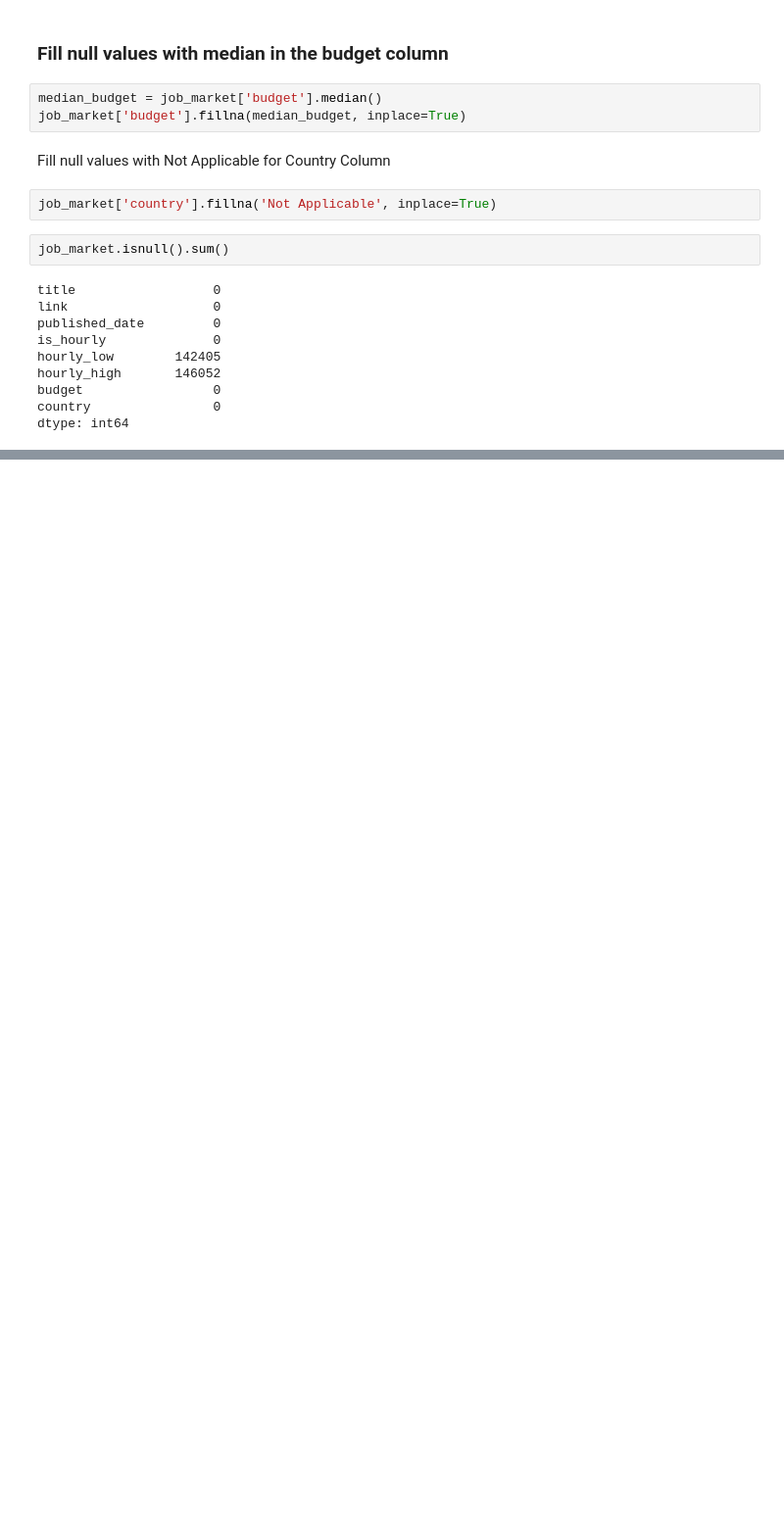
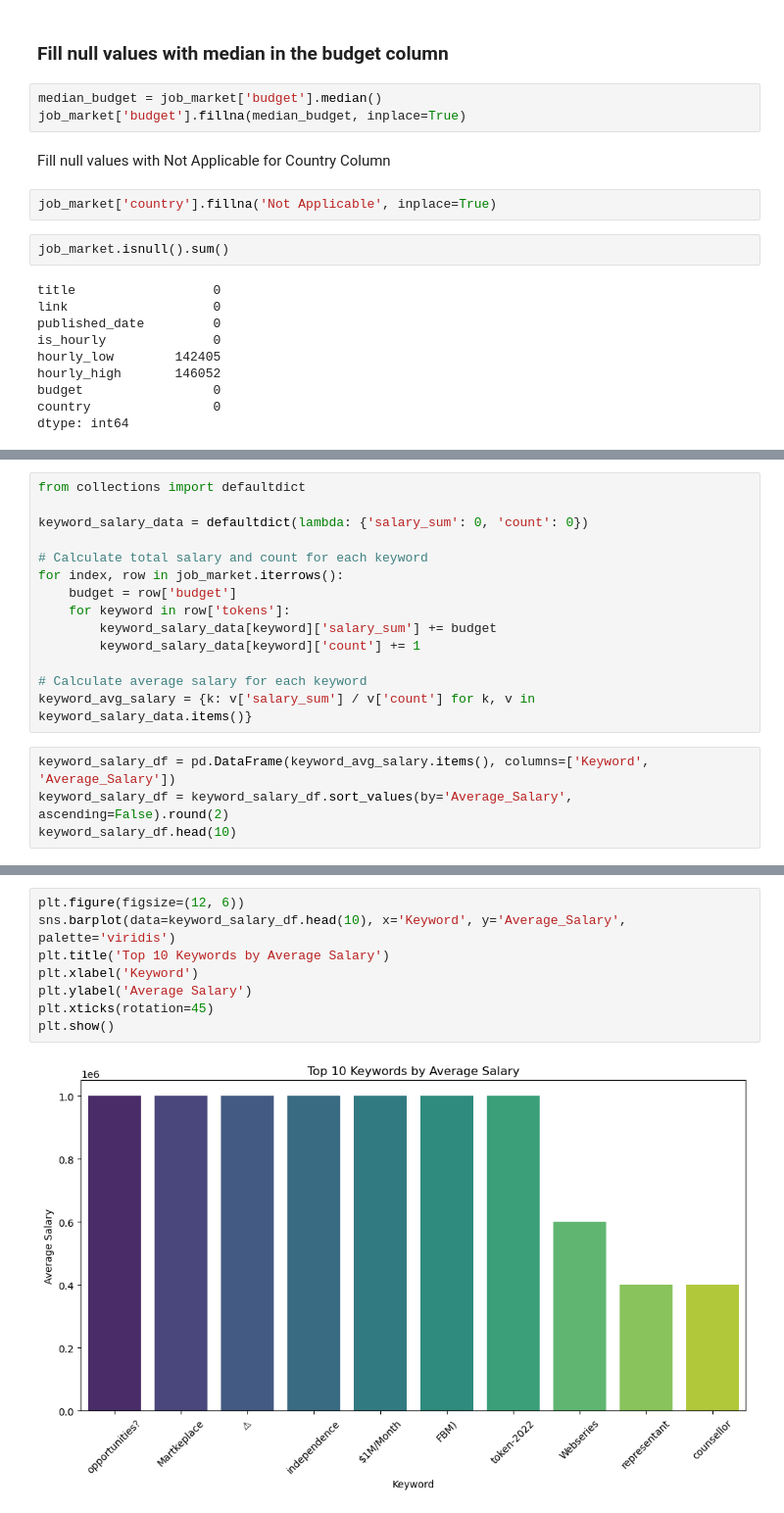
Before and after one commit to Hemamagam/Job-Market-Analysis---Recommendation-System, a Jupyter notebook: Job_Market_Analysis.ipynb, the cells around one changed output, grey strips where cells are left out. Shown at 98% size. Cells and saved outputs as stored; diff of their text form; blank space fills up the shorter version.

```diff
--- a/Job_Market_Analysis.ipynb
+++ b/Job_Market_Analysis.ipynb
@@ -90,0 +213,18 @@ dtype: int64
+# %%
+from collections import defaultdict
+
+keyword_salary_data = defaultdict(lambda: {'salary_sum': 0, 'count': 0})
+
+# Calculate total salary and count for each keyword
+for index, row in job_market.iterrows():
+    budget = row['budget']
+    for keyword in row['tokens']:
+        keyword_salary_data[keyword]['salary_sum'] += budget
+        keyword_salary_data[keyword]['count'] += 1
+
+# Calculate average salary for each keyword
+keyword_avg_salary = {k: v['salary_sum'] / v['count'] for k, v in keyword_salary_data.items()}
+# %%
+keyword_salary_df = pd.DataFrame(keyword_avg_salary.items(), columns=['Keyword', 'Average_Salary'])
+keyword_salary_df = keyword_salary_df.sort_values(by='Average_Salary', ascending=False).round(2)
+keyword_salary_df.head(10)
@@ -90,0 +243,10 @@ dtype: int64
+# %%
+plt.figure(figsize=(12, 6))
+sns.barplot(data=keyword_salary_df.head(10), x='Keyword', y='Average_Salary', palette='viridis')
+plt.title('Top 10 Keywords by Average Salary')
+plt.xlabel('Keyword')
+plt.ylabel('Average Salary')
+plt.xticks(rotation=45)
+plt.show()
+# %% [output]
+[figure, added]
```
Also changed, not shown: parts of 16 cells of this notebook.
